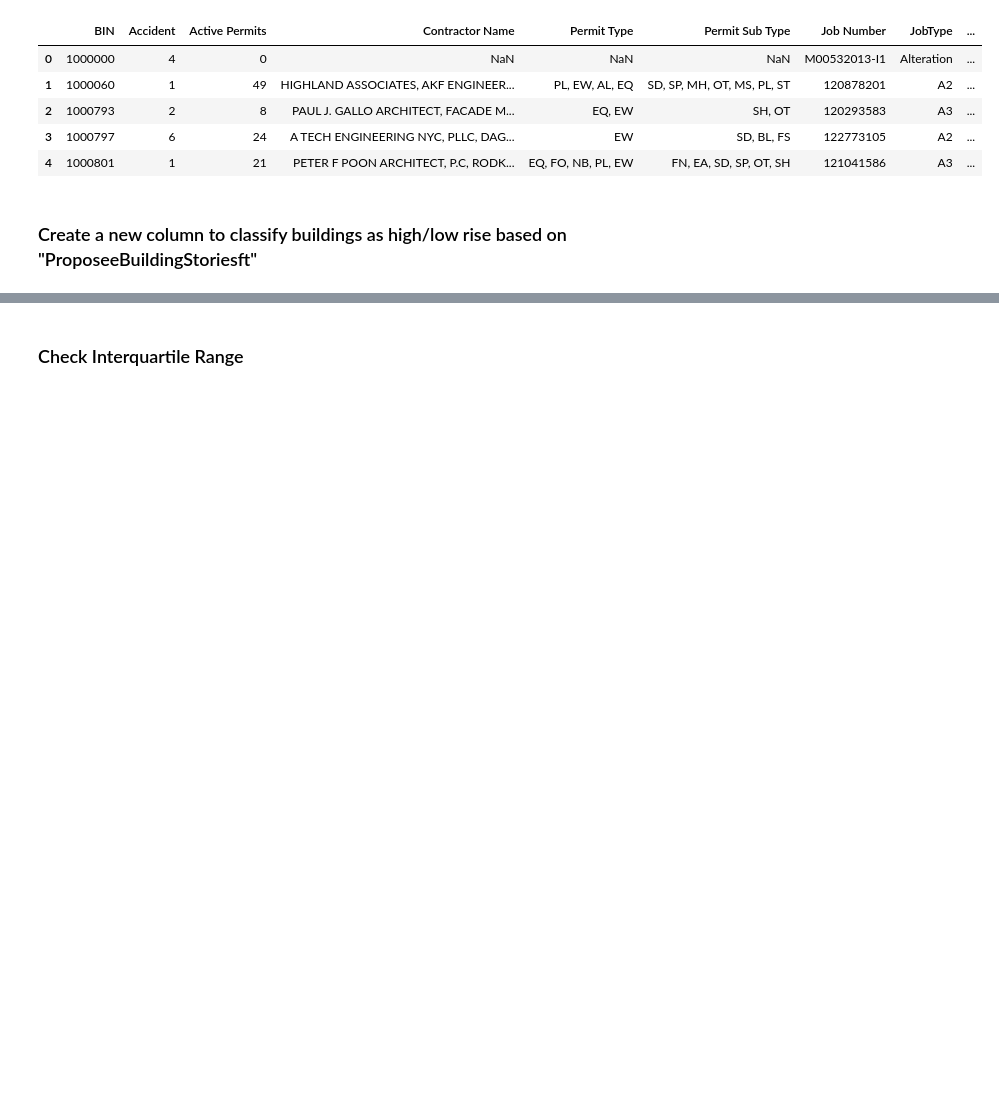
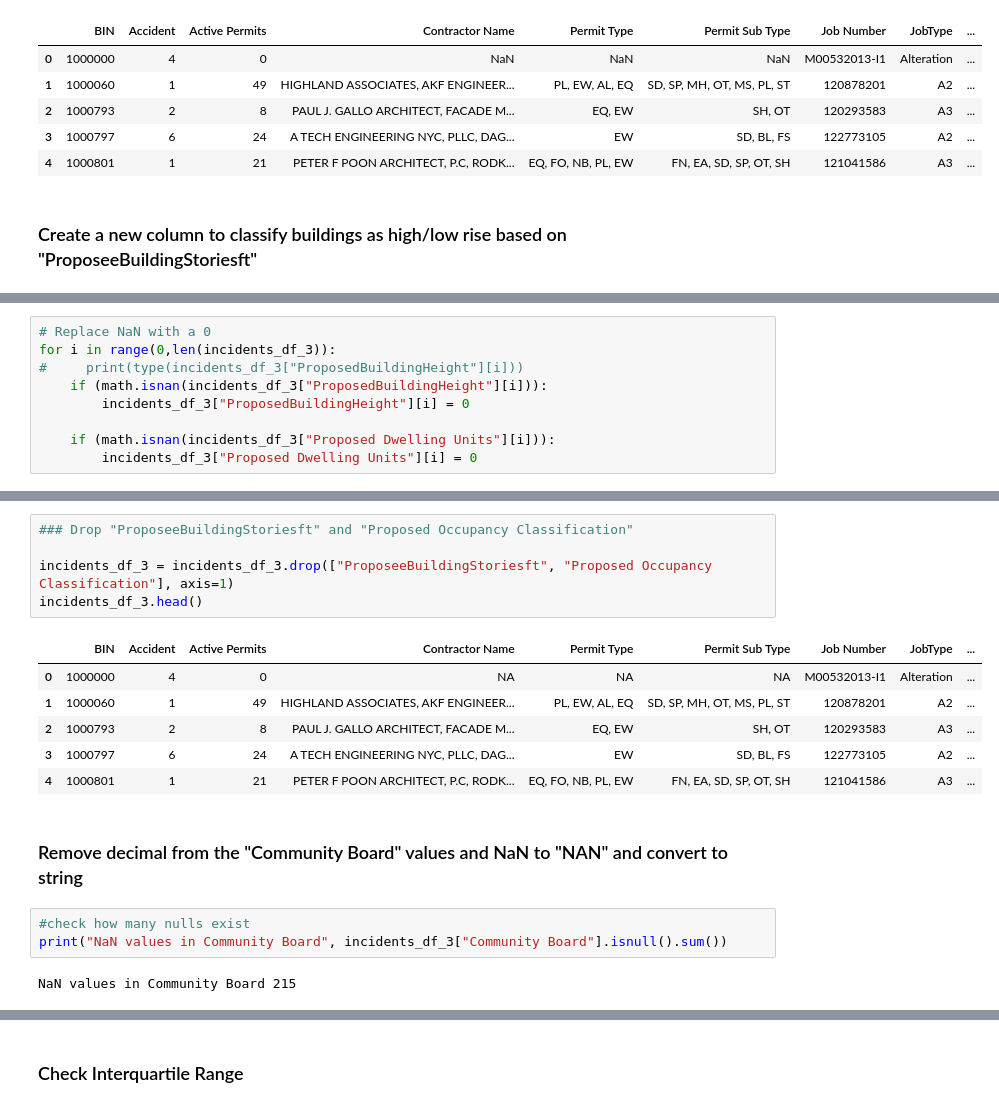
Before and after one commit to ahsan-fayyaz/DOB-Construction-Injury-Predictions, a Jupyter notebook: Data Cleaning.ipynb, the cells around one changed output, grey strips where cells are left out. Drawn from its saved outputs; the diff is of its cells as text; blank space fills up the shorter version.

Commit message:
removed NaN values and more data cleaning

```diff
--- a/Data Cleaning.ipynb
+++ b/Data Cleaning.ipynb
@@ -827,0 +884,9 @@ dtype: object
+# %%
+# Replace NaN with a 0
+for i in range(0,len(incidents_df_3)):
+#     print(type(incidents_df_3["ProposedBuildingHeight"][i]))
+    if (math.isnan(incidents_df_3["ProposedBuildingHeight"][i])):
+        incidents_df_3["ProposedBuildingHeight"][i] = 0
+
+    if (math.isnan(incidents_df_3["Proposed Dwelling Units"][i])):
+        incidents_df_3["Proposed Dwelling Units"][i] = 0
@@ -827,0 +900,19 @@ dtype: object
+# %%
+### Drop "ProposeeBuildingStoriesft" and "Proposed Occupancy Classification"
+
+incidents_df_3 = incidents_df_3.drop(["ProposeeBuildingStoriesft", "Proposed Occupancy Classification"], axis=1)
+incidents_df_3.head()
+# %% [output]
+|  | BIN | Accident | Active Permits | Contractor Name | Permit Type | Permit Sub Type | Job Number | JobType | ... |
+| 0 | 1000000 | 4 | 0 | NA | NA | NA | M00532013-I1 | Alteration | ... |
+| 1 | 1000060 | 1 | 49 | HIGHLAND ASSOCIATES, AKF ENGINEER... | PL, EW, AL, EQ | SD, SP, MH, OT, MS, PL, ST | 120878201 | A2 | ... |
+| 2 | 1000793 | 2 | 8 | PAUL J. GALLO ARCHITECT, FACADE M... | EQ, EW | SH, OT | 120293583 | A3 | ... |
+| 3 | 1000797 | 6 | 24 | A TECH ENGINEERING NYC, PLLC, DAG... | EW | SD, BL, FS | 122773105 | A2 | ... |
+| 4 | 1000801 | 1 | 21 | PETER F POON ARCHITECT, P.C, RODK... | EQ, FO, NB, PL, EW | FN, EA, SD, SP, OT, SH | 121041586 | A3 | ... |
+# %% [markdown]
+### Remove decimal from the "Community Board" values and NaN to "NAN" and convert to string
+# %%
+#check how many nulls exist
+print("NaN values in Community Board", incidents_df_3["Community Board"].isnull().sum())
+# %% [output]
+NaN values in Community Board 215
```
Also changed, not shown: parts of 29 cells of this notebook.
